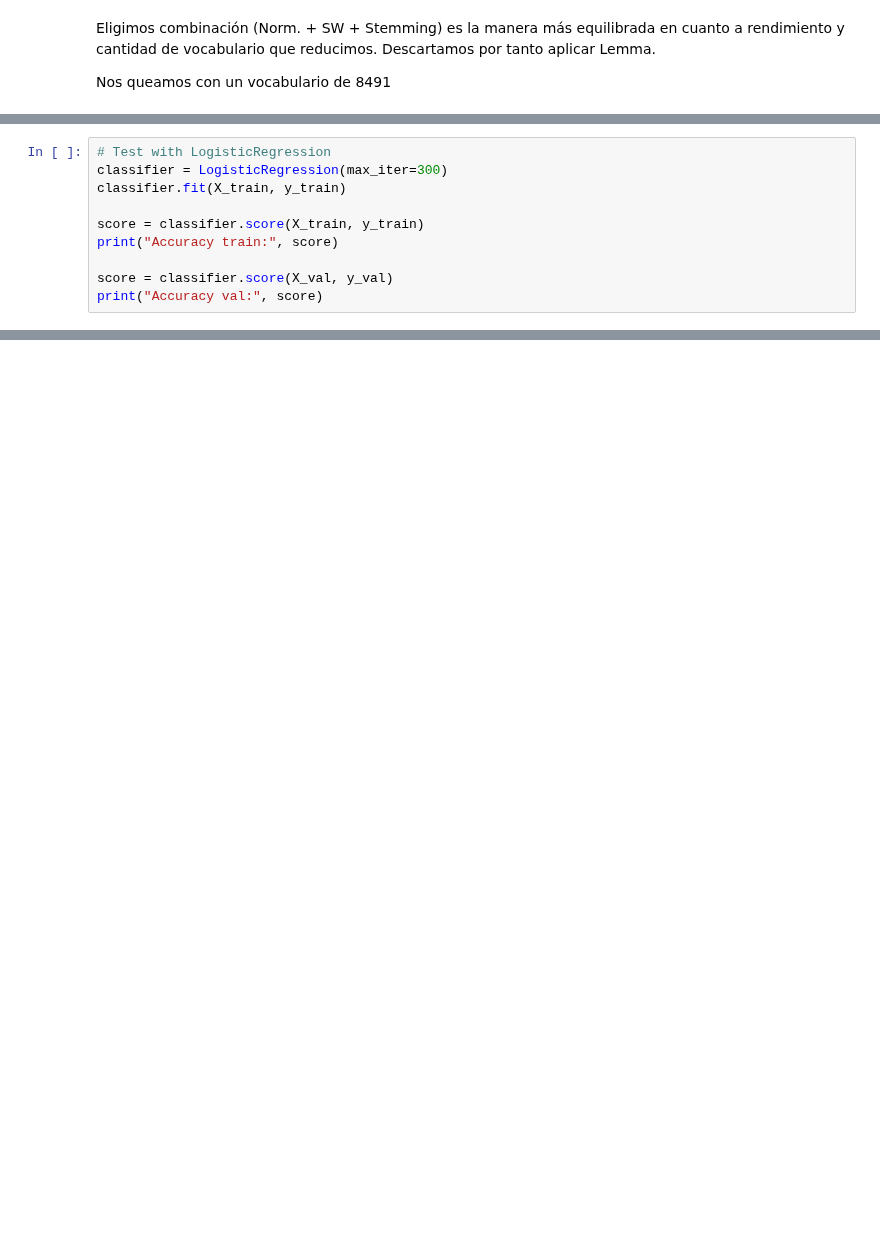
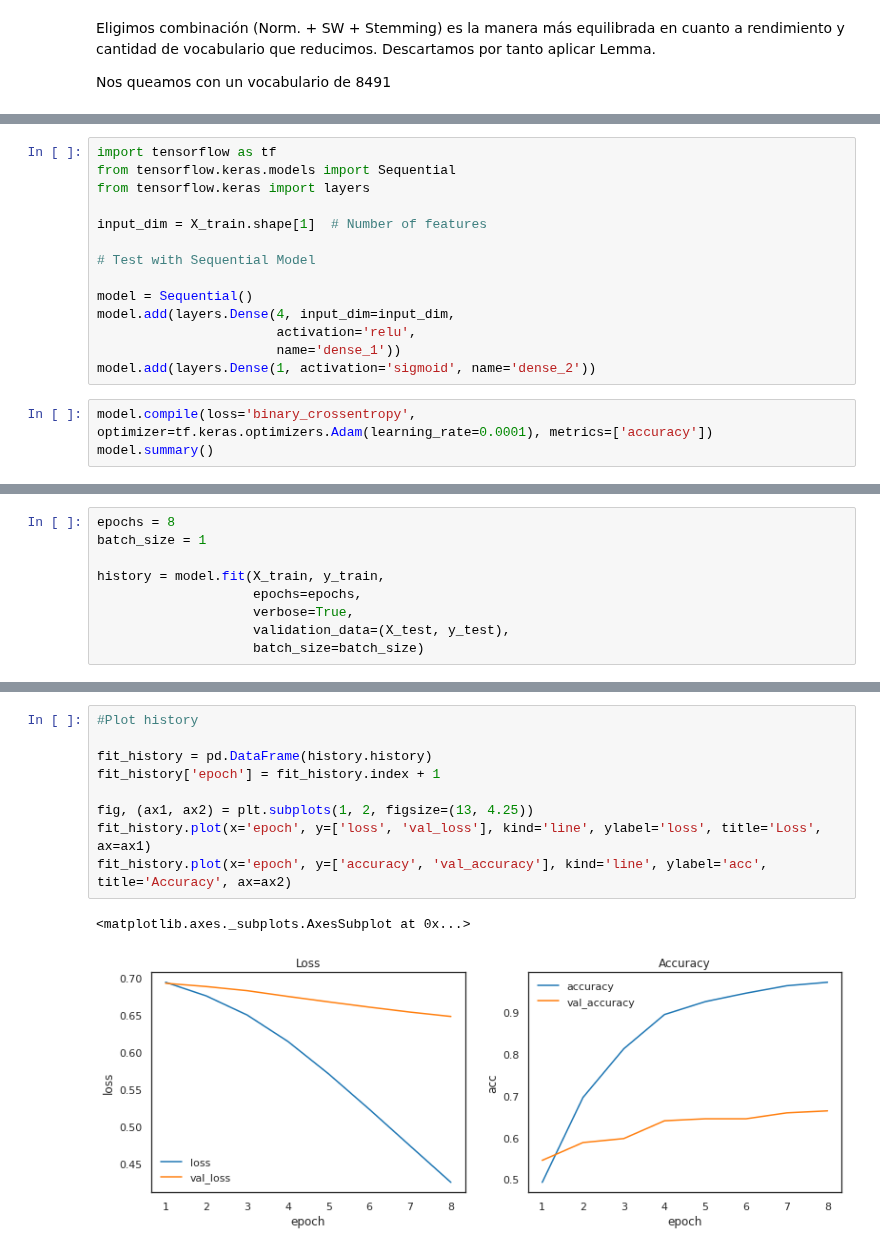
Before and after one commit to Jaimemorillo/ShouldIwatchThisMovie, a Jupyter notebook: Memoria_experiment2_2.ipynb, the cells around one changed output, grey strips where cells are left out. Cells and saved outputs as stored; diff of their text form; blank space fills up the shorter version.

```diff
--- a/Memoria_experiment2_2.ipynb
+++ b/Memoria_experiment2_2.ipynb
@@ -253,10 +217,0 @@ X_val = vectorizer.transform(X_val)
-# %%
-# Test with LogisticRegression
-classifier = LogisticRegression(max_iter=300)
-classifier.fit(X_train, y_train)
-
-score = classifier.score(X_train, y_train)
-print("Accuracy train:", score)
-
-score = classifier.score(X_val, y_val)
-print("Accuracy val:", score)
@@ -265,0 +228,17 @@ Accuracy val: 0.6540880503144654
+# %%
+import tensorflow as tf
+from tensorflow.keras.models import Sequential
+from tensorflow.keras import layers
+
+input_dim = X_train.shape[1]  # Number of features
+
+# Test with Sequential Model
+
+model = Sequential()
+model.add(layers.Dense(4, input_dim=input_dim,
+                       activation='relu',
+                       name='dense_1'))
+model.add(layers.Dense(1, activation='sigmoid', name='dense_2'))
+# %%
+model.compile(loss='binary_crossentropy', optimizer=tf.keras.optimizers.Adam(learning_rate=0.0001), metrics=['accuracy'])
+model.summary()
@@ -265,0 +258,9 @@ Accuracy val: 0.6540880503144654
+# %%
+epochs = 8
+batch_size = 1
+
+history = model.fit(X_train, y_train,
+                    epochs=epochs,
+                    verbose=True,
+                    validation_data=(X_test, y_test),
+                    batch_size=batch_size)
@@ -265,0 +284,12 @@ Accuracy val: 0.6540880503144654
+# %%
+#Plot history
+
+fit_history = pd.DataFrame(history.history)
+fit_history['epoch'] = fit_history.index + 1
+
+fig, (ax1, ax2) = plt.subplots(1, 2, figsize=(13, 4.25))
+fit_history.plot(x='epoch', y=['loss', 'val_loss'], kind='line', ylabel='loss', title='Loss', ax=ax1)
+fit_history.plot(x='epoch', y=['accuracy', 'val_accuracy'], kind='line', ylabel='acc', title='Accuracy', ax=ax2)
+# %% [output]
+<matplotlib.axes._subplots.AxesSubplot at 0x...>
+[figure, added]
```
Also changed, not shown: parts of 27 cells of this notebook.
